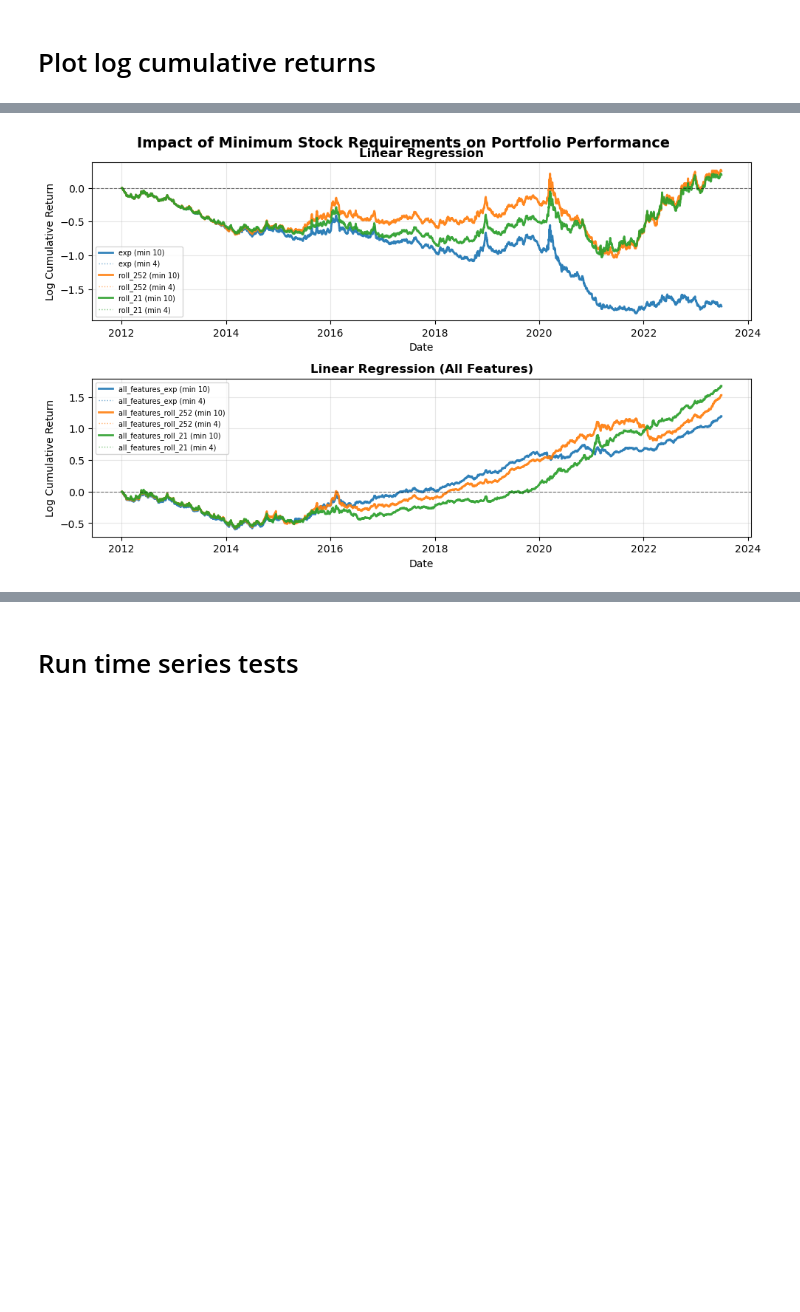
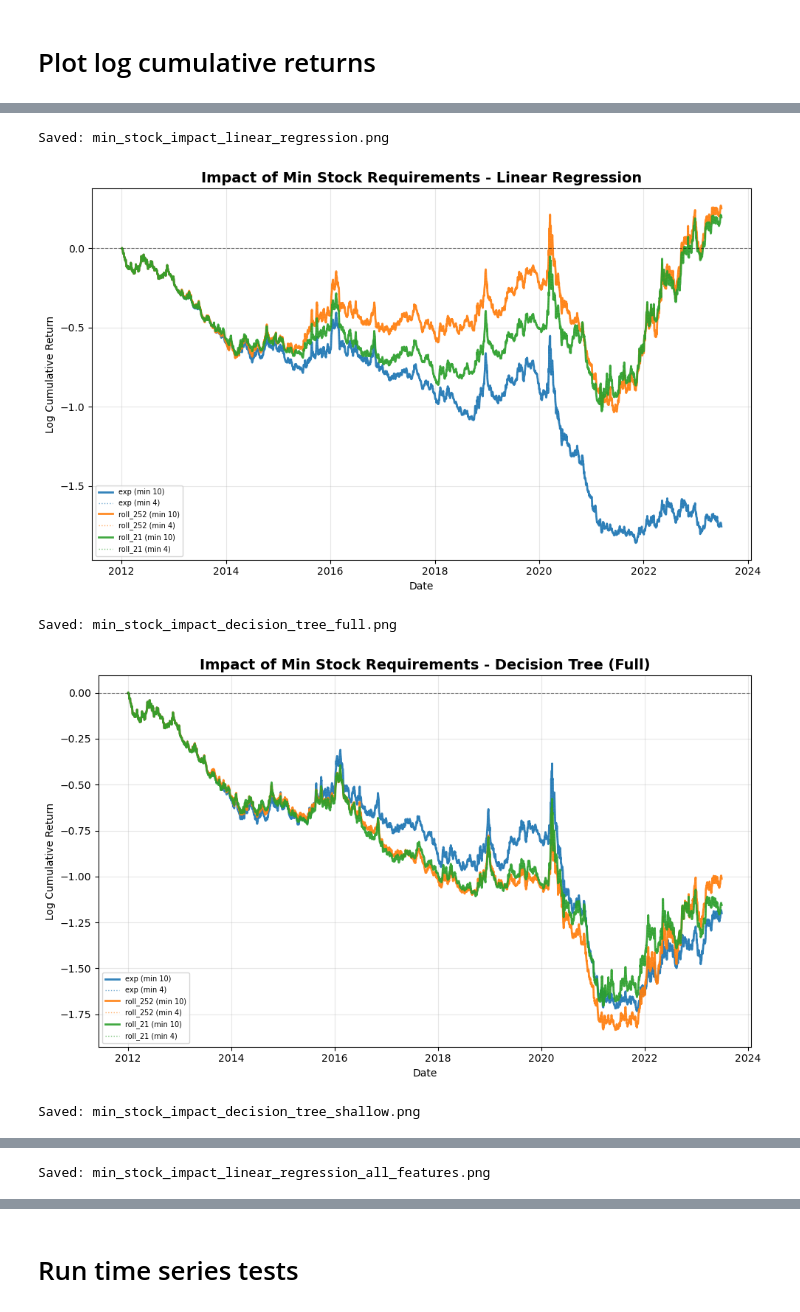
Before and after one commit to smkazempour/ml-from-crowd, a Jupyter notebook: 05 - trading/trading_daily.ipynb, the cells around one changed output, grey strips where cells are left out. Drawn from its saved outputs; the diff is of its cells as text; code cells hidden in the pictures; blank space fills up the shorter version.

Commit message:
Update trading notebook to save individual plots per model
Co-Authored-By: Claude Opus 4.5 <noreply@anthropic.com>

```diff
--- a/05 - trading/trading_daily.ipynb
+++ b/05 - trading/trading_daily.ipynb
@@ -135,6 +151,8 @@ all_dates_to_use = all_dates_to_use[(all_dates_to_use >= pd.Timestamp(START_DATE
 # %%
 # List of all prediction columns to create portfolios from
 prediction_columns = ['lr_exp', 'lr_roll_252', 'lr_roll_21',
+                      'dt_exp', 'dt_roll_252', 'dt_roll_21',
+                      'dt_shallow_exp', 'dt_shallow_roll_252', 'dt_shallow_roll_21',
                       'lr_all_features_exp', 'lr_all_features_roll_252', 'lr_all_features_roll_21']
 
 # Dictionary to store portfolio returns for each prediction
@@ -315,12 +351,11 @@ lr_all_features_roll_21       :   1.6702 (431.34%)
 # %%
 # Visualize the impact of minimum stock requirements
-fig, axes = plt.subplots(2, 1, figsize=(10, 6))
-axes = axes.flatten()
+# Create one plot per model and save to Figures directory
 
 model_groups = {
     'Linear Regression': ['lr_exp', 'lr_roll_252', 'lr_roll_21'],
-    # 'Decision Tree (Full)': ['dt_exp', 'dt_roll_252', 'dt_roll_21'],
-    # 'Decision Tree (Shallow)': ['dt_shallow_exp', 'dt_shallow_roll_252', 'dt_shallow_roll_21'],
+    'Decision Tree (Full)': ['dt_exp', 'dt_roll_252', 'dt_roll_21'],
+    'Decision Tree (Shallow)': ['dt_shallow_exp', 'dt_shallow_roll_252', 'dt_shallow_roll_21'],
     # 'Decision Tree (Moderate)': ['dt_moderate_exp', 'dt_moderate_roll_252', 'dt_moderate_roll_21'],
     # 'Decision Tree (Constrained)': ['dt_constrained_exp', 'dt_constrained_roll_252', 'dt_constrained_roll_21'],
     # 'Decision Tree (CV Pruned)': ['dt_cv_pruned_exp', 'dt_cv_pruned_roll_252', 'dt_cv_pruned_roll_21'],
@@ -329,46 +364,60 @@ model_groups = {
     'Linear Regression (All Features)': ['lr_all_features_exp', 'lr_all_features_roll_252', 'lr_all_features_roll_21']
 }
 
-for idx, (model_name, pred_cols) in enumerate(model_groups.items()):
-    ax = axes[idx]
+# Create a filename-safe version of model names
+def safe_filename(name):
+    return name.lower().replace(' ', '_').replace('(', '').replace(')', '')
+
+for model_name, pred_cols in model_groups.items():
+    # Check if all prediction columns exist in portfolios_filtered
+    if not all(col in portfolios_filtered[4] for col in pred_cols):
+        print(f"Skipping {model_name} - not all prediction columns available")
+        continue
+
+    fig, ax = plt.subplots(figsize=(10, 6))
 
     for pred_col in pred_cols:
         # Minimum 4 stocks
         portfolio_4 = portfolios_filtered[4][pred_col]
         ls_ret_4 = portfolio_4['long_ret'].fillna(0) - portfolio_4['short_ret'].fillna(0)
         log_cum_ret_4 = np.log(1 + ls_ret_4).cumsum()
 
         # Minimum 10 stocks
         portfolio_10 = portfolios_filtered[10][pred_col]
         ls_ret_10 = portfolio_10['long_ret'].fillna(0) - portfolio_10['short_ret'].fillna(0)
         log_cum_ret_10 = np.log(1 + ls_ret_10).cumsum()
 
         # Extract label for legend
         label = pred_col.split('_', 1)[1] if '_' in pred_col else pred_col
 
         # Plot min 10 first (solid, main result) - this will auto-assign colors
         line_10 = ax.plot(log_cum_ret_10.index, log_cum_ret_10.values,
                 label=f'{label} (min 10)', linewidth=2.0, linestyle='-', alpha=0.9)
 
         # Plot min 4 with same color as min 10 (dotted, thinner)
         color = line_10[0].get_color()
         ax.plot(log_cum_ret_4.index, log_cum_ret_4.values,
                 label=f'{label} (min 4)', linewidth=1.0, linestyle=':', alpha=0.6, color=color)
 
-    ax.set_title(model_name, fontsize=12, fontweight='bold')
+    ax.set_title(f'Impact of Min Stock Requirements - {model_name}', fontsize=14, fontweight='bold')
     ax.set_xlabel('Date', fontsize=10)
     ax.set_ylabel('Log Cumulative Return', fontsize=10)
     ax.legend(loc='best', fontsize=7)
     ax.grid(True, alpha=0.3)
     ax.axhline(y=0, color='black', linestyle='--', linewidth=0.8, alpha=0.5)
 
-# Hide unused subplots (we have 7 models, but 9 subplots in 3x3 grid)
-for idx in range(len(model_groups), len(axes)):
-    axes[idx].axis('off')
+    plt.tight_layout()
 
-plt.tight_layout()
-plt.suptitle('Impact of Minimum Stock Requirements on Portfolio Performance',
-             fontsize=14, fontweight='bold', y=1.001)
-plt.show()
+    # Save the figure
+    filename = f'min_stock_impact_{safe_filename(model_name)}.png'
+    filepath = os.path.join(FIGURES, filename)
+    plt.savefig(filepath, dpi=150, bbox_inches='tight')
+    print(f"Saved: {filename}")
+
+    plt.show()
 # %% [output]
+Saved: min_stock_impact_linear_regression.png
-[figure, old version]
+[figure, new version]
+Saved: min_stock_impact_decision_tree_full.png
+[figure, added]
+Saved: min_stock_impact_decision_tree_shallow.png
@@ -374,0 +425 @@ plt.show()
+Saved: min_stock_impact_linear_regression_all_features.png
```
Also changed, not shown: parts of 7 cells of this notebook.
